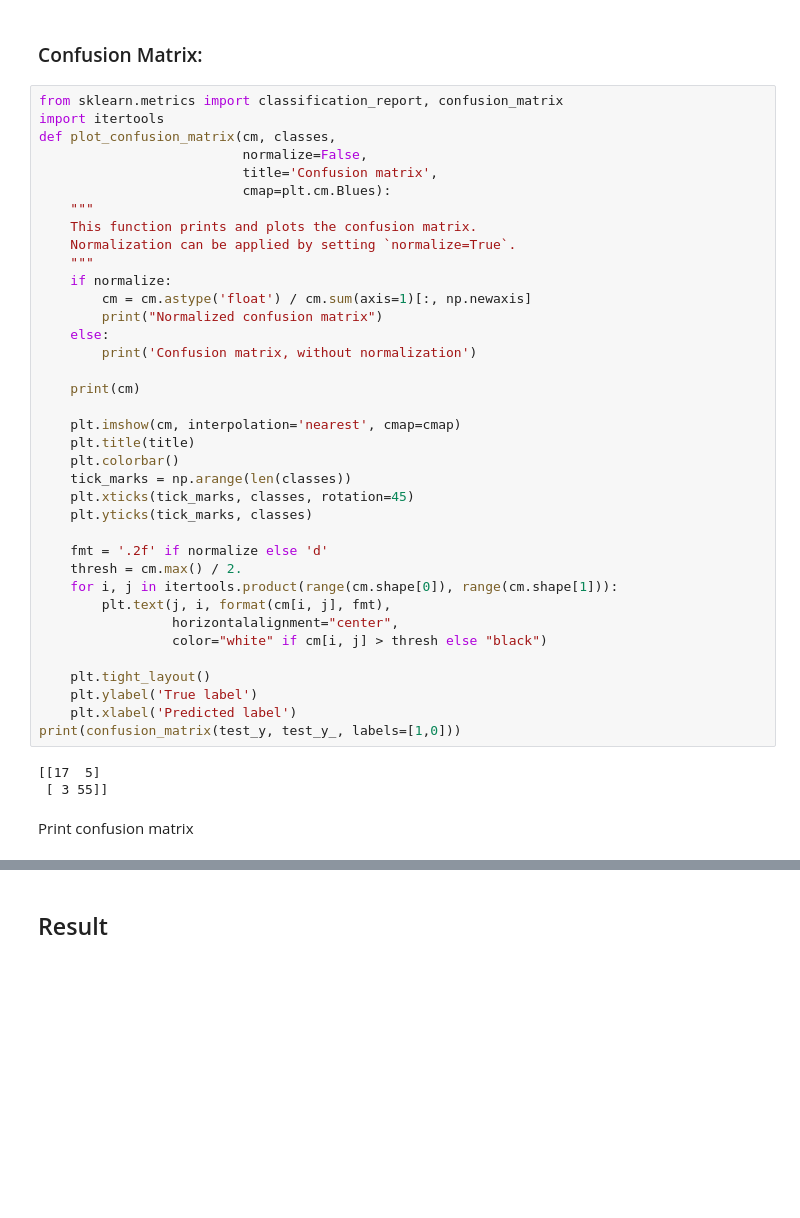
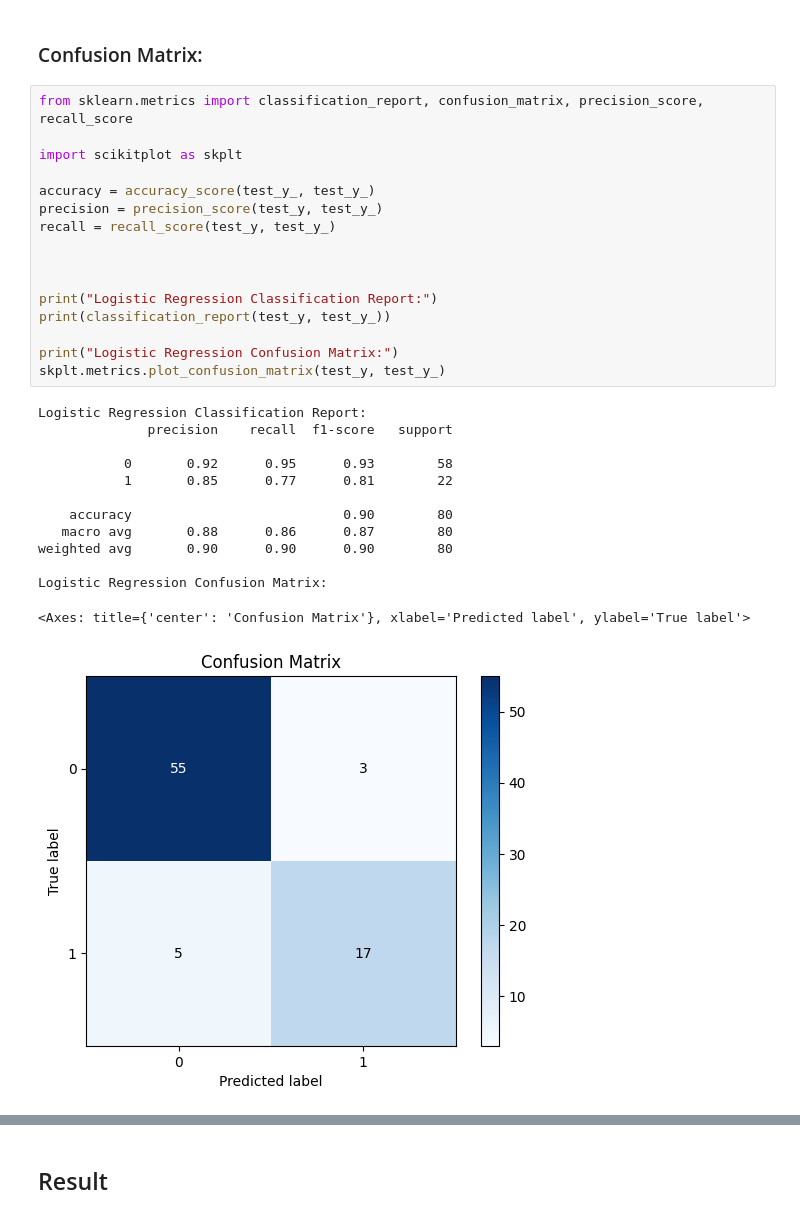
Before and after one commit to arsalanyavari/AI, a Jupyter notebook: regression/logistic_regression/logistic_regression.ipynb, the cells around one changed output, grey strips where cells are left out. Drawn from its saved outputs; the diff is of its cells as text; blank space fills up the shorter version.

```diff
--- a/regression/logistic_regression/logistic_regression.ipynb
+++ b/regression/logistic_regression/logistic_regression.ipynb
@@ -168,44 +168,32 @@ The jaccard score for 1's:
 # %% [markdown]
 ### Confusion Matrix:
 # %%
-from sklearn.metrics import classification_report, confusion_matrix
-import itertools
-def plot_confusion_matrix(cm, classes,
-                          normalize=False,
-                          title='Confusion matrix',
-                          cmap=plt.cm.Blues):
-    """
-    This function prints and plots the confusion matrix.
-    Normalization can be applied by setting `normalize=True`.
-    """
-    if normalize:
-        cm = cm.astype('float') / cm.sum(axis=1)[:, np.newaxis]
-        print("Normalized confusion matrix")
-    else:
-        print('Confusion matrix, without normalization')
+from sklearn.metrics import classification_report, confusion_matrix, precision_score, recall_score
 
-    print(cm)
+import scikitplot as skplt
 
-    plt.imshow(cm, interpolation='nearest', cmap=cmap)
-    plt.title(title)
-    plt.colorbar()
-    tick_marks = np.arange(len(classes))
-    plt.xticks(tick_marks, classes, rotation=45)
-    plt.yticks(tick_marks, classes)
+accuracy = accuracy_score(test_y_, test_y_)
+precision = precision_score(test_y, test_y_)
+recall = recall_score(test_y, test_y_)
 
-    fmt = '.2f' if normalize else 'd'
-    thresh = cm.max() / 2.
-    for i, j in itertools.product(range(cm.shape[0]), range(cm.shape[1])):
-        plt.text(j, i, format(cm[i, j], fmt),
-                 horizontalalignment="center",
-                 color="white" if cm[i, j] > thresh else "black")
 
-    plt.tight_layout()
-    plt.ylabel('True label')
-    plt.xlabel('Predicted label')
-print(confusion_matrix(test_y, test_y_, labels=[1,0]))
+
+print("Logistic Regression Classification Report:")
+print(classification_report(test_y, test_y_))
+
+print("Logistic Regression Confusion Matrix:")
+skplt.metrics.plot_confusion_matrix(test_y, test_y_)
 # %% [output]
-[[17  5]
- [ 3 55]]
+Logistic Regression Classification Report:
+              precision    recall  f1-score   support
+
+           0       0.92      0.95      0.93        58
+           1       0.85      0.77      0.81        22
+
+    accuracy                           0.90        80
+   macro avg       0.88      0.86      0.87        80
+weighted avg       0.90      0.90      0.90        80
+
+Logistic Regression Confusion Matrix:
+<Axes: title={'center': 'Confusion Matrix'}, xlabel='Predicted label', ylabel='True label'>
+[figure, added]
-# %% [markdown]
-Print confusion matrix
```
Also changed, not shown: parts of 5 cells of this notebook.
